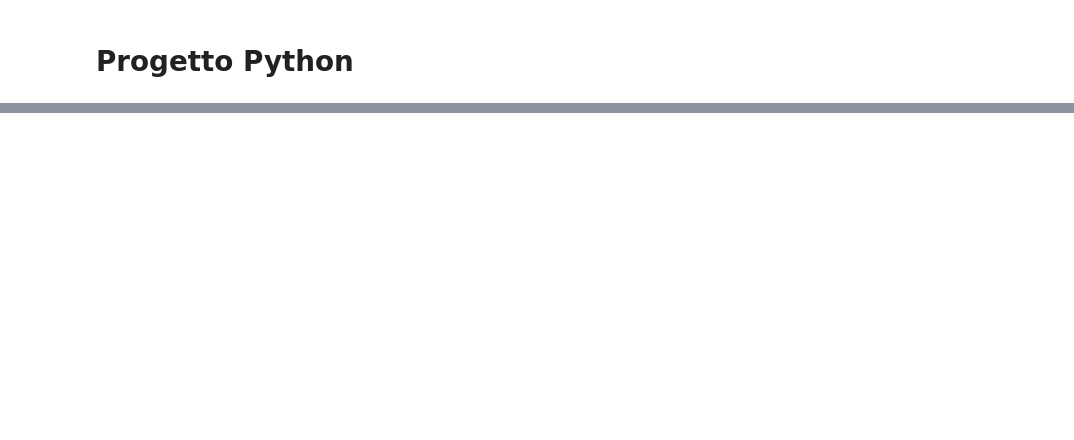
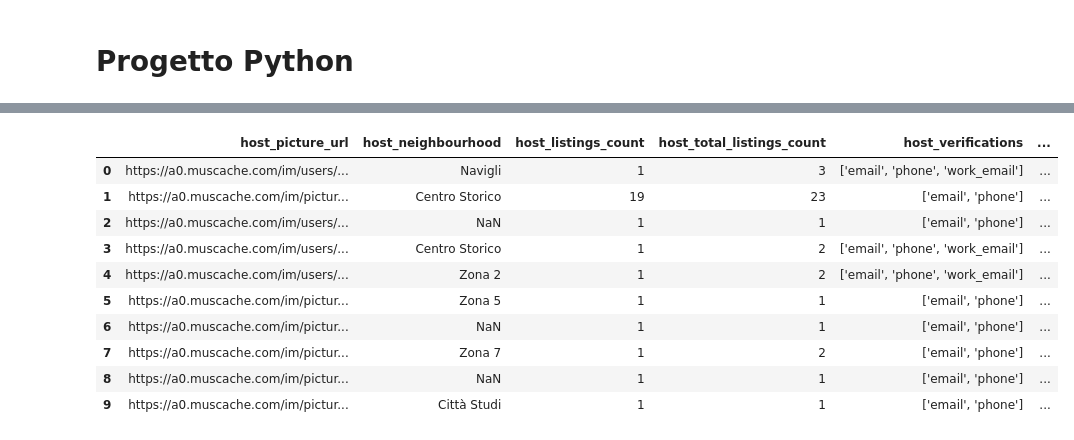
Before and after one commit to Ivanoco27/Progetto-Python, a Jupyter notebook: Progetto Python.ipynb, the cells around one changed output, grey strips where cells are left out. Drawn from its saved outputs; the diff is of its cells as text; code cells hidden in the pictures; blank space fills up the shorter version.

```diff
--- a/Progetto Python.ipynb
+++ b/Progetto Python.ipynb
@@ -36,0 +5,5 @@ df_reviews = pd.read_csv('/Users/ivano/Documents/reviews.csv')
+# %%
+#carichiamo i dati degli annunci
+df_listings = pd.read_csv('/Users/gianpaolocoppola/Documents/GitHub/listings-3.csv')
+#vediamo come si presenta il dataframe
+df_listings
@@ -36,0 +24,15 @@ df_reviews = pd.read_csv('/Users/ivano/Documents/reviews.csv')
+# %%
+#studiamo le varie colonne
+df_listings.iloc[0:10, 20:35]
+# %% [output]
+|  | host_picture_url | host_neighbourhood | host_listings_count | host_total_listings_count | host_verifications | ... |
+| 0 | https://a0.muscache.com/im/users/... | Navigli | 1 | 3 | ['email', 'phone', 'work_email'] | ... |
+| 1 | https://a0.muscache.com/im/pictur... | Centro Storico | 19 | 23 | ['email', 'phone'] | ... |
+| 2 | https://a0.muscache.com/im/users/... | NaN | 1 | 1 | ['email', 'phone'] | ... |
+| 3 | https://a0.muscache.com/im/users/... | Centro Storico | 1 | 2 | ['email', 'phone', 'work_email'] | ... |
+| 4 | https://a0.muscache.com/im/users/... | Zona 2 | 1 | 2 | ['email', 'phone', 'work_email'] | ... |
+| 5 | https://a0.muscache.com/im/pictur... | Zona 5 | 1 | 1 | ['email', 'phone'] | ... |
+| 6 | https://a0.muscache.com/im/pictur... | NaN | 1 | 1 | ['email', 'phone'] | ... |
+| 7 | https://a0.muscache.com/im/pictur... | Zona 7 | 1 | 2 | ['email', 'phone'] | ... |
+| 8 | https://a0.muscache.com/im/pictur... | NaN | 1 | 1 | ['email', 'phone'] | ... |
+| 9 | https://a0.muscache.com/im/pictur... | Città Studi | 1 | 1 | ['email', 'phone'] | ... |
```
Also changed, not shown: parts of 184 cells of this notebook.
